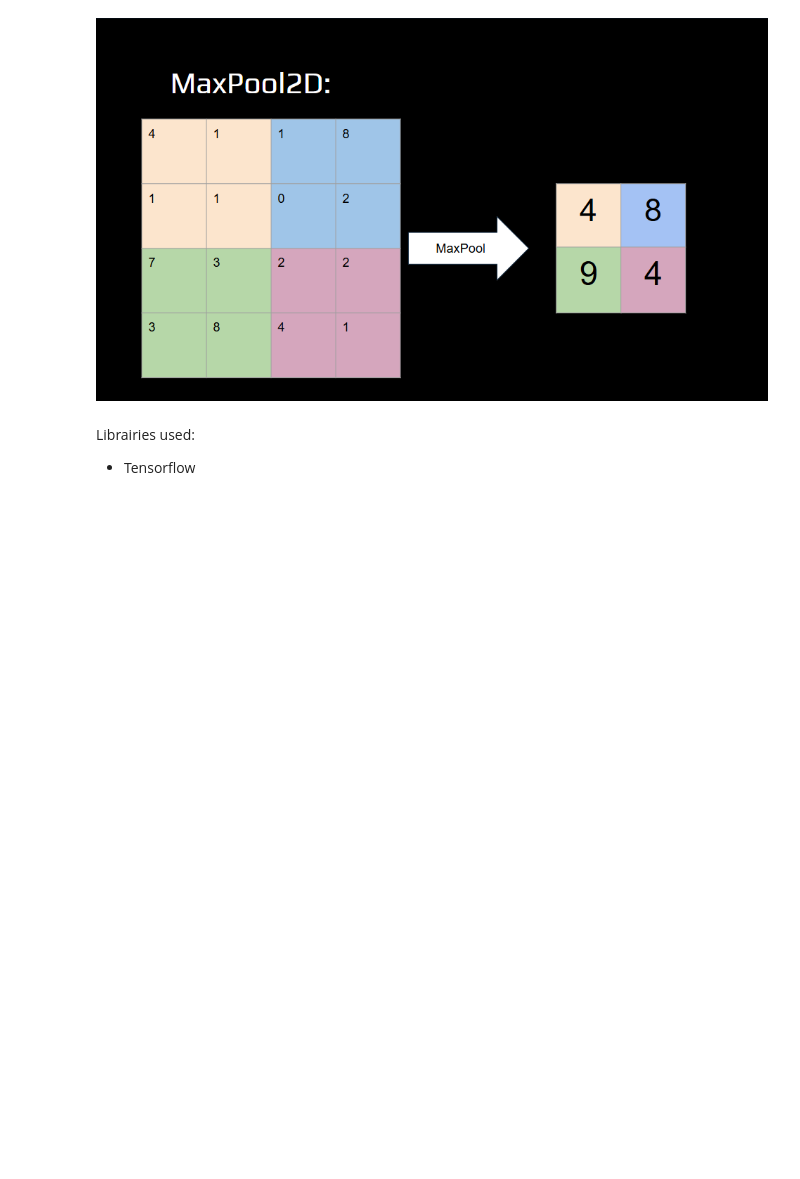
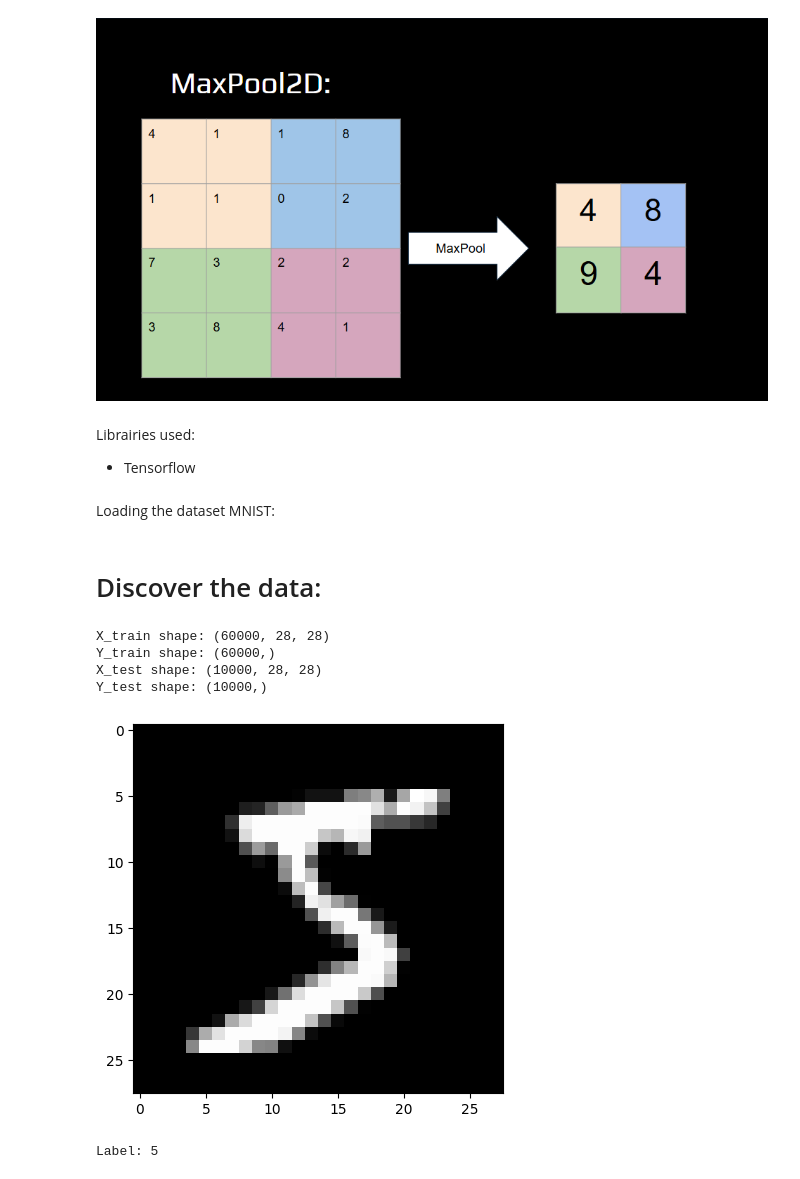
Before and after one commit to sebastien-doyez2812/CodeWithMe-1_MNIST, a Jupyter notebook: CodeWithMe_test1.ipynb, the cells around one changed output. Drawn from its saved outputs; the diff is of its cells as text; code cells hidden in the pictures; blank space fills up the shorter version.

```diff
--- a/CodeWithMe_test1.ipynb
+++ b/CodeWithMe_test1.ipynb
@@ -17,0 +22,31 @@ import tensorflow as tf  # Framework for deep learning
+# %% [markdown]
+Loading the dataset MNIST:
+# %%
+from tensorflow.keras.datasets import mnist
+
+(x_train, y_train), (x_test, y_test) = mnist.load_data()
+# %% [markdown]
+# Discover the data:
+# %%
+import matplotlib.pyplot as plt
+
+
+print(f"X_train shape: {x_train.shape}")
+print(f"Y_train shape: {y_train.shape}")
+print(f"X_test shape: {x_test.shape}")
+print(f"Y_test shape: {y_test.shape}")
+# %% [output]
+X_train shape: (60000, 28, 28)
+Y_train shape: (60000,)
+X_test shape: (10000, 28, 28)
+Y_test shape: (10000,)
+# %%
+# Show the data:
+plt.imshow(x_train[0], cmap= 'gray')
+plt.show()
+# %% [output]
+[figure, added]
+# %%
+print(f"Label: {y_train[0]}")
+# %% [output]
+Label: 5
```
Also changed, not shown: parts of 17 cells of this notebook.
